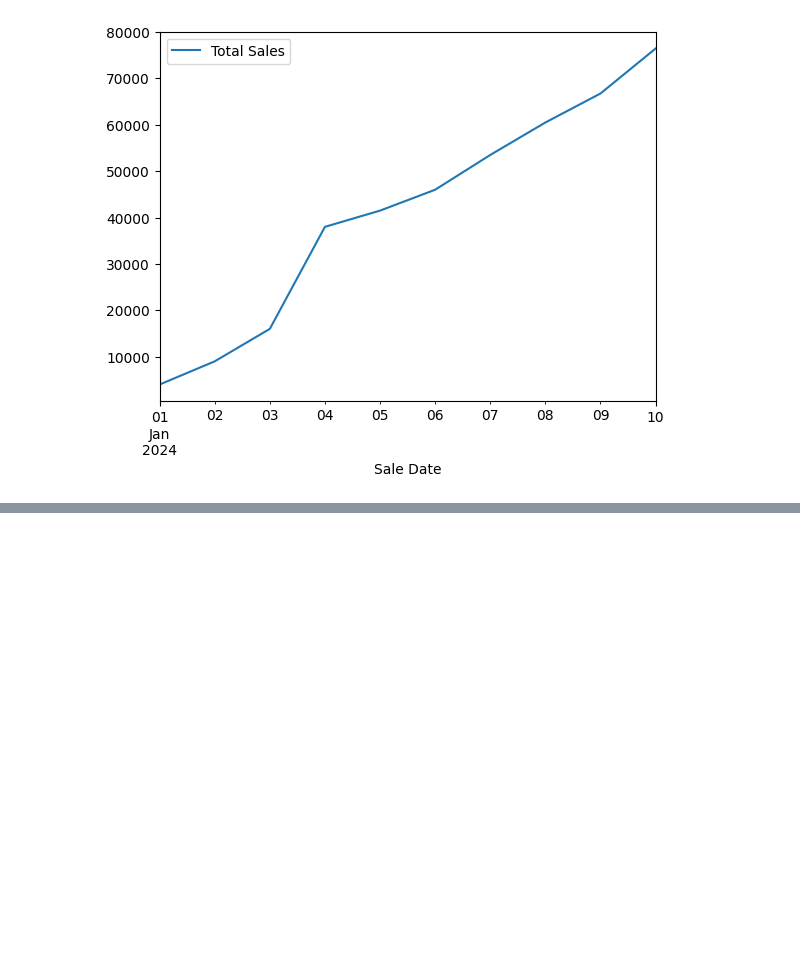
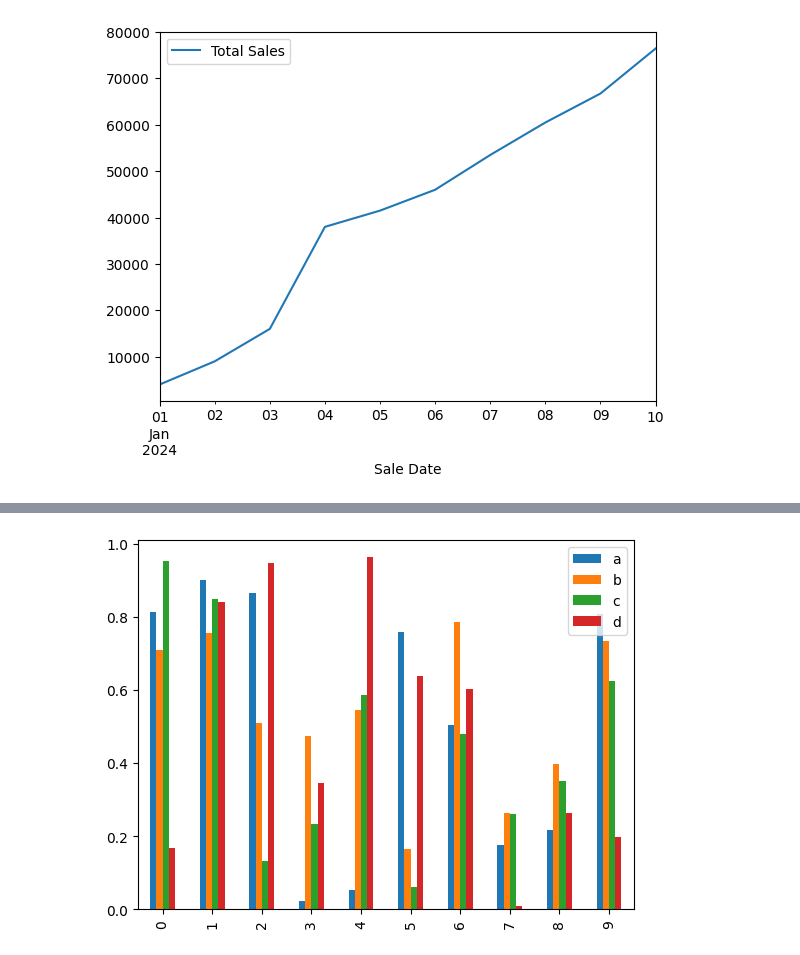
Before and after one commit to souravbhunia07/Machine_Learning, a Jupyter notebook: ml_course/Data Analysis/Matplotlib/matplotlib.ipynb, the cells around one changed output, grey strips where cells are left out. Cells and saved outputs as stored; diff of their text form; code cells hidden in the pictures; blank space fills up the shorter version.

```diff
--- a/ml_course/Data Analysis/Matplotlib/matplotlib.ipynb
+++ b/ml_course/Data Analysis/Matplotlib/matplotlib.ipynb
@@ -230,0 +258,4 @@ car_sales.plot(x="Sale Date", y="Total Sales");
+# %%
+df.plot(kind="bar");
+# %% [output]
+[figure, added]
```
Also changed, not shown: parts of 34 cells of this notebook, 3 other files.
